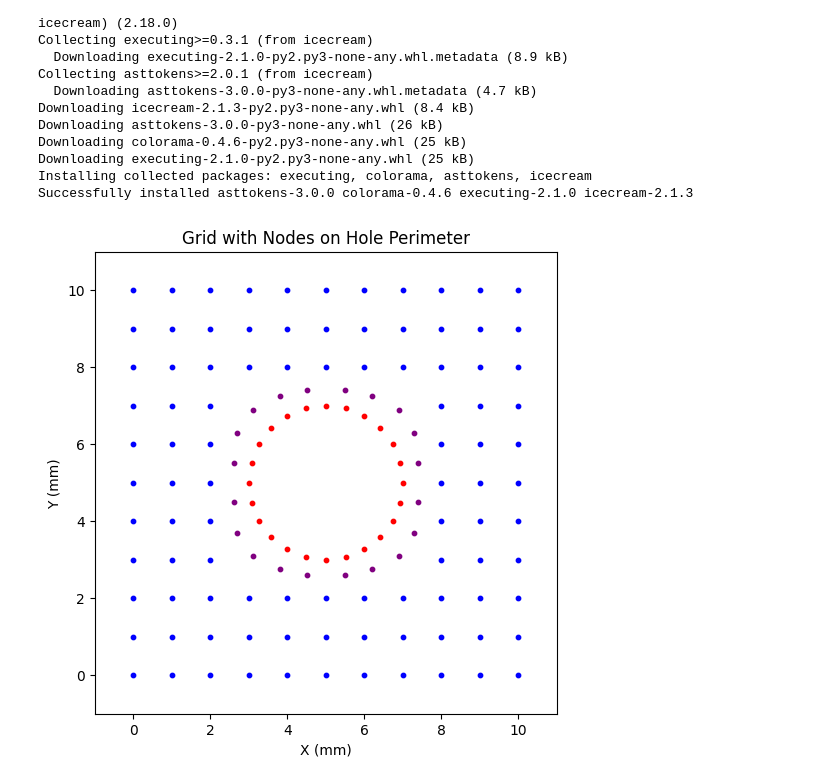
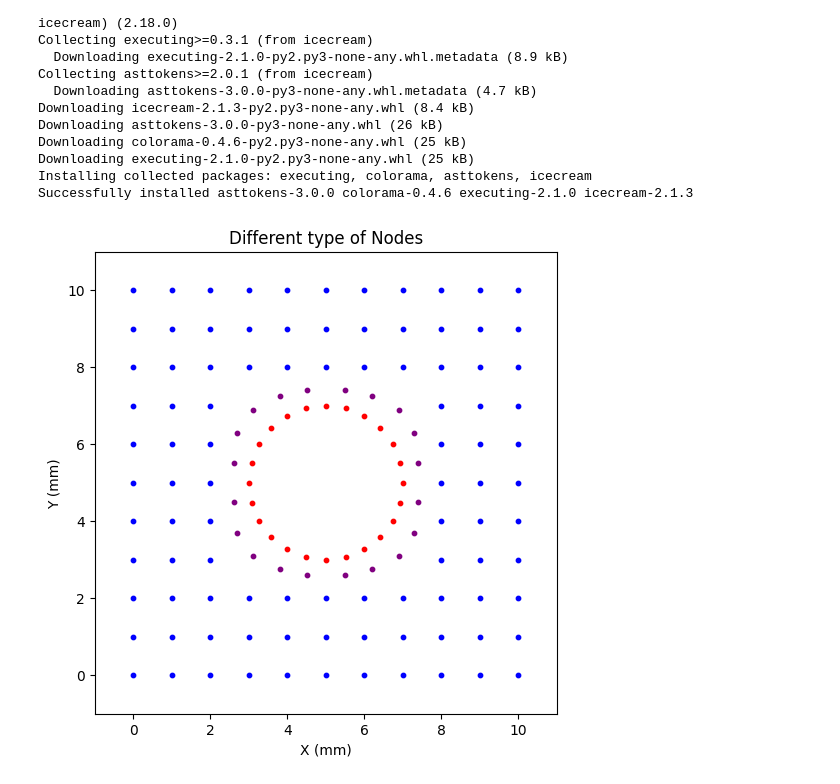
Before and after one commit to efekaanefe/ME413-Finite-Element-Method, a Jupyter notebook: Nonlinear-Solids2d.ipynb, the cells around one changed output. Saved outputs shown, nothing was run; the diff lists cells and outputs as text; code cells hidden in the pictures.

```diff
--- a/Nonlinear-Solids2d.ipynb
+++ b/Nonlinear-Solids2d.ipynb
@@ -131,32 +131,32 @@ hole_perimeter_nodes = generate_hole_perimeter_points(rect_size, hole_radius, nu
 unstructured_nodes = np.array([
     [2.6,4.5],
     [2.7,3.7],
     [3.1,3.1],
     [3.8,2.75],
     [4.5,2.6],
 ])
 
 
 # Create mirrored points
 mirrored_points = mirror_points(unstructured_nodes, x_mirror = 5, y_mirror = 5)
 unstructured_nodes = np.vstack((unstructured_nodes, mirrored_points))
 
 # Plotting
 plt.figure(figsize=(6, 6))
 plt.scatter(structured_nodes[:, 0], structured_nodes[:, 1], s=10, color='blue', label='Valid Points')
 plt.scatter(hole_perimeter_nodes[:, 0], hole_perimeter_nodes[:, 1], s=10, color='red', label='Nodes on Hole Perimeter')
 
 plt.scatter(unstructured_nodes[:, 0], unstructured_nodes[:, 1], s=10, color='purple', label='Unstructured Nodes')
 
 
 #plt.gca().add_patch(plt.Circle((rect_size[0]/2, rect_size[1]/2), hole_radius, color='red', alpha=0.3, label='Hole'))
 plt.xlim(-1, 11)
 plt.ylim(-1, 11)
 plt.gca().set_aspect('equal', adjustable='box')
 plt.xlabel('X (mm)')
 plt.ylabel('Y (mm)')
-plt.title('Grid with Nodes on Hole Perimeter')
+plt.title('Different type of Nodes')
 # plt.legend()
 plt.show()
 # %% [output]
-[figure, old version]
+[figure, new version]
```
Also changed, not shown: parts of 1 cell of this notebook.
